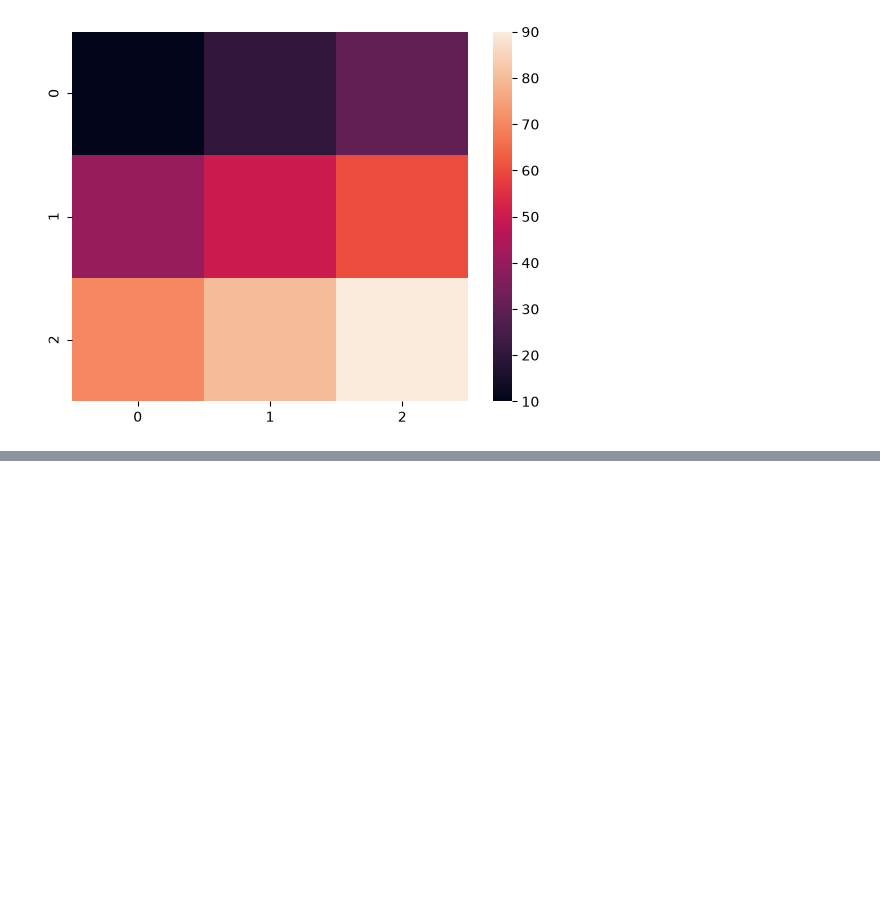
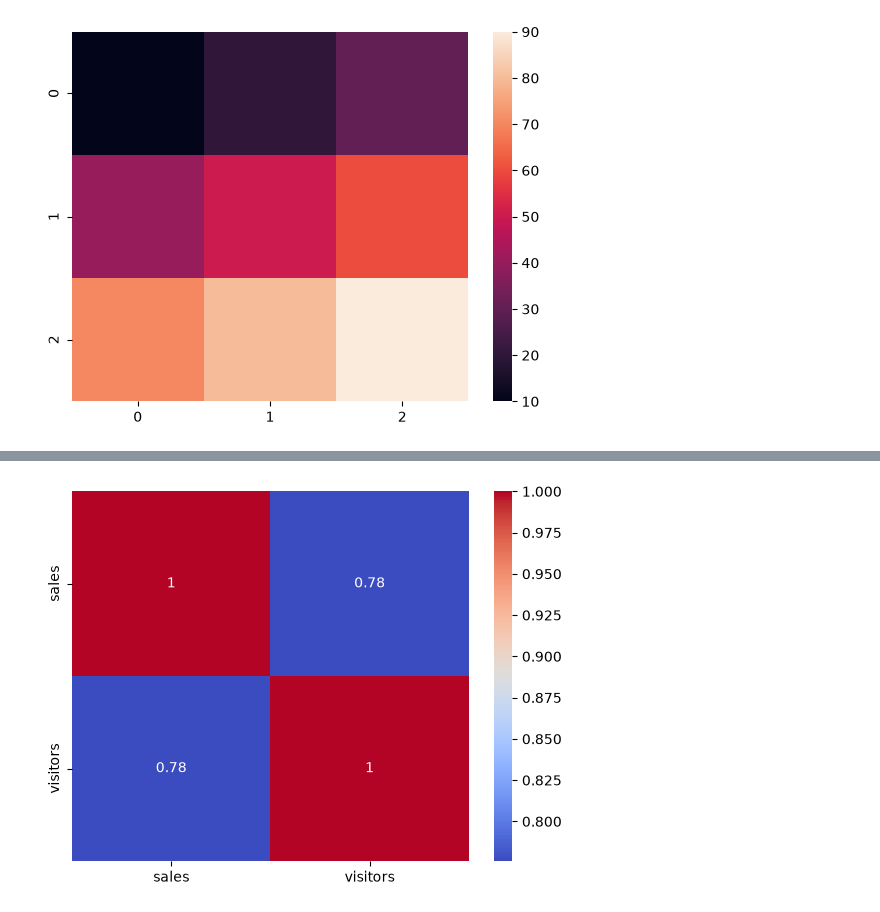
Before and after one commit to AmitKumarPrasad1846/Complete_AI_ML_challenge, a Jupyter notebook: 05_seaborn/seaborn_day_1.ipynb, the cells around one changed output, grey strips where cells are left out. Cells and saved outputs as stored; diff of their text form; code cells hidden in the pictures; blank space fills up the shorter version.

```diff
--- a/05_seaborn/seaborn_day_1.ipynb
+++ b/05_seaborn/seaborn_day_1.ipynb
@@ -191,0 +203,6 @@ plt.show()
+# %%
+#cmap -> to change the heatmap color
+sns.heatmap(df[['sales','visitors']].corr(),annot=True,cmap='coolwarm')
+plt.show()
+# %% [output]
+[figure, added]
```
Also changed, not shown: parts of 2 cells of this notebook.
